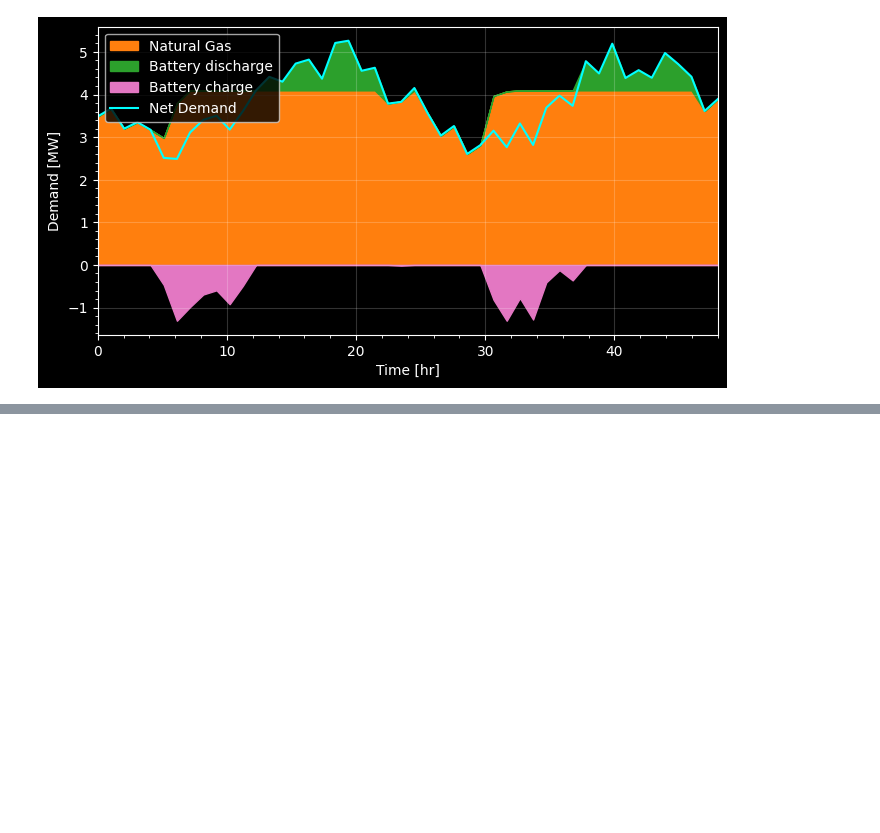
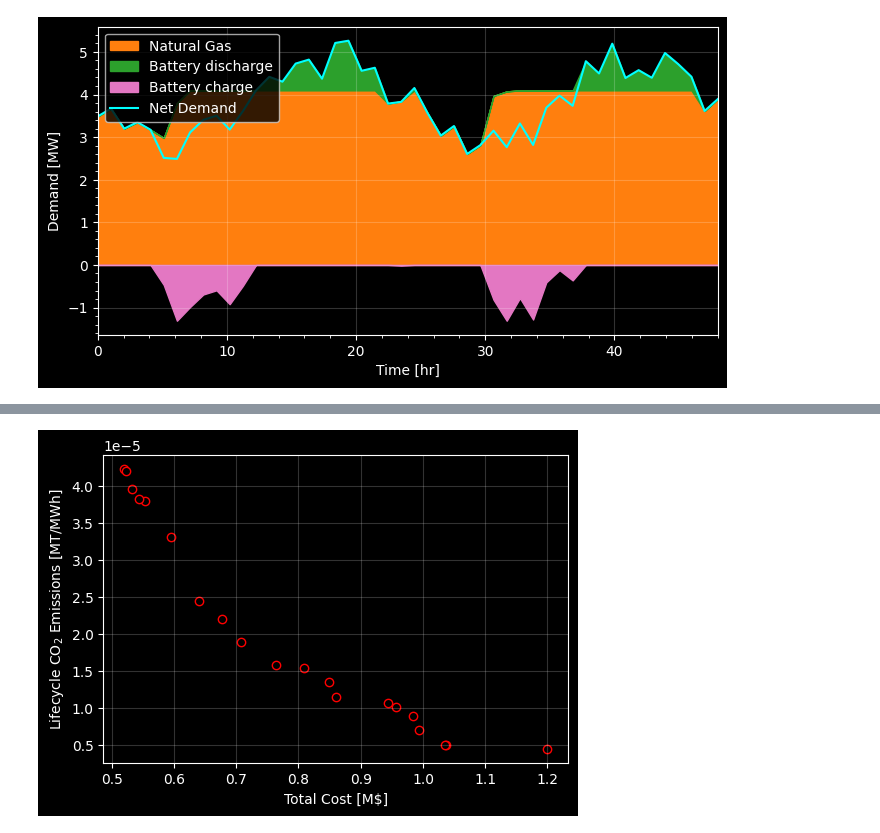
Before and after one commit to arfc/osier, a Jupyter notebook: docs/source/examples/capacity_expansion_tutorial.ipynb, the cells around one changed output, grey strips where cells are left out. Drawn from its saved outputs; the diff is of its cells as text; code cells hidden in the pictures; blank space fills up the shorter version.

```diff
--- a/docs/source/examples/capacity_expansion_tutorial.ipynb
+++ b/docs/source/examples/capacity_expansion_tutorial.ipynb
@@ -226,0 +360,20 @@ with plt.style.context("dark_background"):
+# %%
+problem = CapacityExpansion(technology_list = [lib.wind, lib.natural_gas, lib.battery],
+                            demand=demand*MW,
+                            wind=wind_speed,
+                            upper_bound= 1 / lib.wind.capacity_credit,
+                            objectives = [total_cost, annual_emission],
+                            solver=solver)  # the objectives must be passed as a LIST of functions!
+# %%
+algorithm = NSGA2(pop_size=20)
+
+import time
+start = time.perf_counter()
+res = minimize(problem,
+               algorithm,
+               termination=('n_gen', 10),
+               seed=1,
+               save_history=True,
+               verbose=True)
+end = time.perf_counter()
+print(f"The simulation took {(end-start)/60:.3f} minutes.")
@@ -226,0 +403,12 @@ with plt.style.context("dark_background"):
+# %%
+with plt.style.context('dark_background'):
+    fig, ax = plt.subplots(1,1,figsize=(6,4))
+
+    ax.scatter(res.F[:,0], res.F[:,1], edgecolors='red', facecolors='k')
+    ax.set_ylabel(r"Lifecycle CO$_2$ Emissions [MT/MWh]")
+    ax.set_xlabel(r"Total Cost [M\$]")
+    ax.grid(alpha=0.2)
+
+    plt.show()
+# %% [output]
+[figure, added]
```
Also changed, not shown: parts of 16 cells of this notebook.
